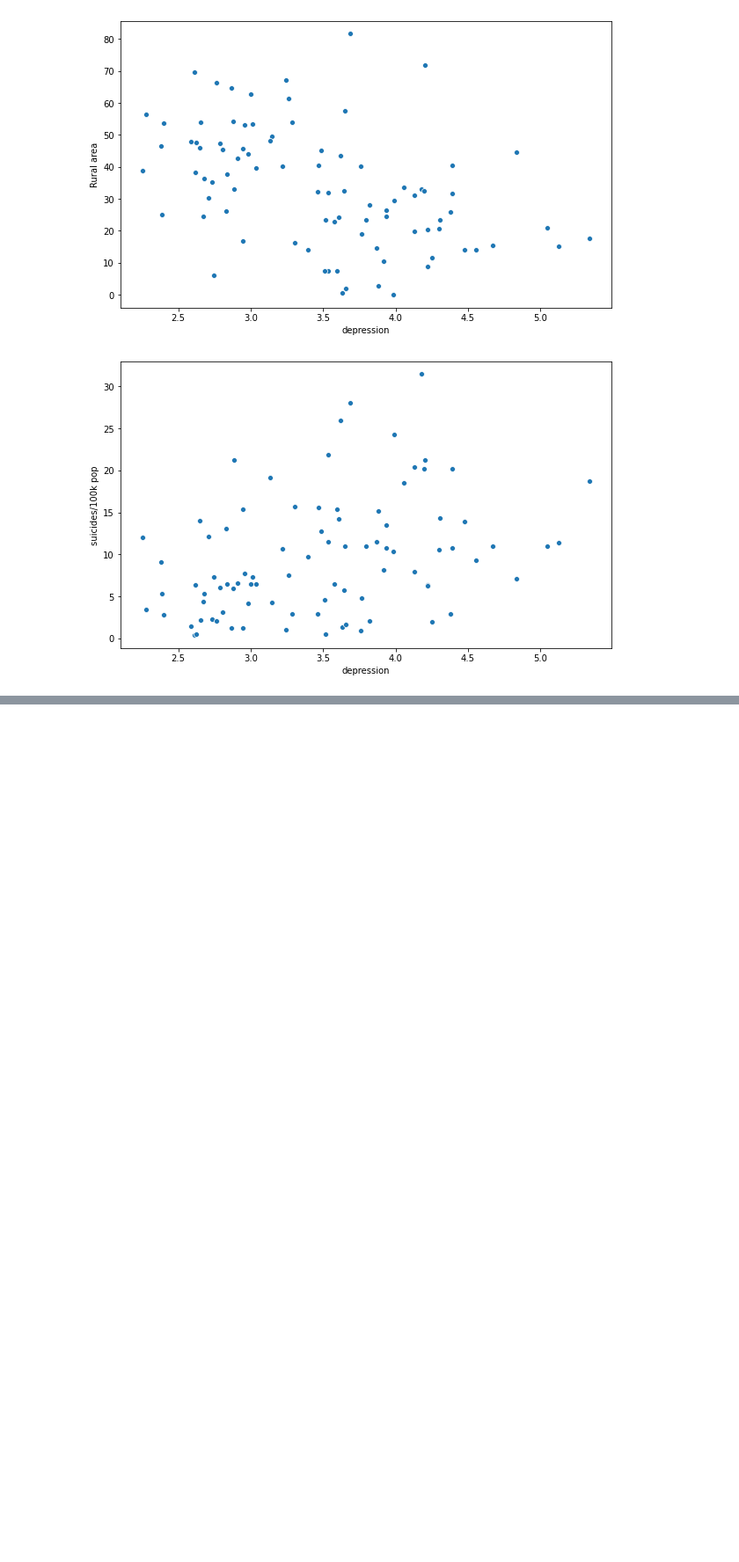
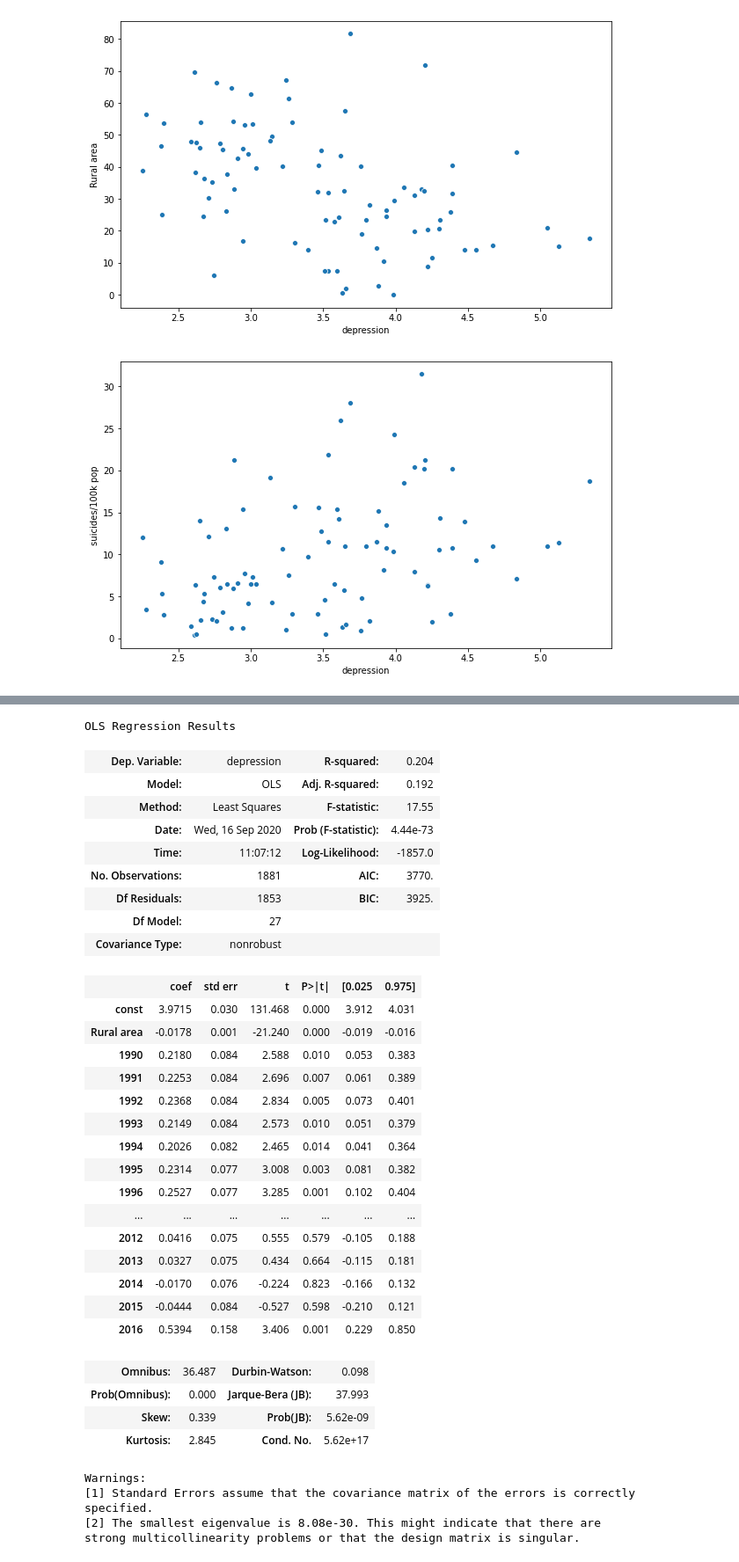
Before and after one commit to Brunadiasmiguel/depression, a Jupyter notebook: data-wrangling/country-sex-age2.ipynb, the cells around one changed output, grey strips where cells are left out. Shown at 88% size. Drawn from its saved outputs; the diff is of its cells as text; code cells hidden in the pictures; blank space fills up the shorter version.

```diff
--- a/data-wrangling/country-sex-age2.ipynb
+++ b/data-wrangling/country-sex-age2.ipynb
@@ -429,7 +429,7 @@ dftrial
 | 1880 | Uzbekistan | 2014 | 7.218333 | 2.949557 | 49.150 |
 1881 rows × 5 columns
 # %%
-yo=dftrial.groupby('country', as_index=False).agg({'suicides/100k pop':'mean','depression':'mean','Rural area':'mean'})
+dfcountry=dftrial.groupby('country', as_index=False).agg({'suicides/100k pop':'mean','depression':'mean','Rural area':'mean'})
 # %%
 #to csv
 
@@ -481,0 +610,11 @@ sns.scatterplot(data=yo,
+# %%
+#average of the years
+
+dfcountrystats=dfcountry.copy()
+
+dfcountrystats= sm.add_constant(dfcountrystats)
+y2 = dfcountrystats["suicides/100k pop"]
+X2 = dfcountrystats[["const","depression"]]
+reg2 = sm.OLS(y2, X2).fit()
+
+reg2.summary()
@@ -481,0 +641,11 @@ sns.scatterplot(data=yo,
+# %%
+#rural area check
+
+dfrarea=dftrial.copy()
+
+dfrarea= sm.add_constant(dfrarea)
+y3 = dfrarea["depression"]
+X3 = dfrarea[["const","Rural area"]]
+reg3 = sm.OLS(y3, X3).fit()
+
+reg3.summary()
@@ -481,0 +683,50 @@ sns.scatterplot(data=yo,
+# %%
+statsyearrural=dftrial.copy()
+
+dummyyearrural=pd.get_dummies(statsyearrural['year'])
+statsyearrural = statsyearrural.drop('year',axis = 1)
+statsyearrural = statsyearrural.join(dummyyearrural)
+statsyearrural.columns=['country','suicides/100k pop','depression','Rural area','1990','1991','1992','1993','1994','1995','1996','1997','1998','1999','2000','2001','2002','2003','2004','2005','2006','2007','2008','2009','2010','2011','2012','2013','2014','2015','2016']
+# %%
+statsyearrural = sm.add_constant(statsyearrural)
+yyr = statsyearrural["depression"]
+Xyr = statsyearrural[["const","Rural area",'1990','1991','1992','1993','1994','1995','1996','1997','1998','1999','2000','2001','2002','2003','2004','2005','2006','2007','2008','2009','2010','2011','2012','2013','2014','2015','2016']]
+
+regyr = sm.OLS(yyr, Xyr).fit()
+
+regyr.summary()
+# %% [output]
+OLS Regression Results
+| Dep. Variable: | depression | R-squared: | 0.204 |
+| Model: | OLS | Adj. R-squared: | 0.192 |
+| Method: | Least Squares | F-statistic: | 17.55 |
+| Date: | Wed, 16 Sep 2020 | Prob (F-statistic): | 4.44e-73 |
+| Time: | 11:07:12 | Log-Likelihood: | -1857.0 |
+| No. Observations: | 1881 | AIC: | 3770. |
+| Df Residuals: | 1853 | BIC: | 3925. |
+| Df Model: | 27 |  |  |
+| Covariance Type: | nonrobust |  |  |
+|  | coef | std err | t | P>|t| | [0.025 | 0.975] |
+| const | 3.9715 | 0.030 | 131.468 | 0.000 | 3.912 | 4.031 |
+| Rural area | -0.0178 | 0.001 | -21.240 | 0.000 | -0.019 | -0.016 |
+| 1990 | 0.2180 | 0.084 | 2.588 | 0.010 | 0.053 | 0.383 |
+| 1991 | 0.2253 | 0.084 | 2.696 | 0.007 | 0.061 | 0.389 |
+| 1992 | 0.2368 | 0.084 | 2.834 | 0.005 | 0.073 | 0.401 |
+| 1993 | 0.2149 | 0.084 | 2.573 | 0.010 | 0.051 | 0.379 |
+| 1994 | 0.2026 | 0.082 | 2.465 | 0.014 | 0.041 | 0.364 |
+| 1995 | 0.2314 | 0.077 | 3.008 | 0.003 | 0.081 | 0.382 |
+| 1996 | 0.2527 | 0.077 | 3.285 | 0.001 | 0.102 | 0.404 |
+| ... | ... | ... | ... | ... | ... | ... |
+| 2012 | 0.0416 | 0.075 | 0.555 | 0.579 | -0.105 | 0.188 |
+| 2013 | 0.0327 | 0.075 | 0.434 | 0.664 | -0.115 | 0.181 |
+| 2014 | -0.0170 | 0.076 | -0.224 | 0.823 | -0.166 | 0.132 |
+| 2015 | -0.0444 | 0.084 | -0.527 | 0.598 | -0.210 | 0.121 |
+| 2016 | 0.5394 | 0.158 | 3.406 | 0.001 | 0.229 | 0.850 |
+| Omnibus: | 36.487 | Durbin-Watson: | 0.098 |
+| Prob(Omnibus): | 0.000 | Jarque-Bera (JB): | 37.993 |
+| Skew: | 0.339 | Prob(JB): | 5.62e-09 |
+| Kurtosis: | 2.845 | Cond. No. | 5.62e+17 |
+Warnings:
+[1] Standard Errors assume that the covariance matrix of the errors is correctly specified.
+[2] The smallest eigenvalue is 8.08e-30. This might indicate that there are
+strong multicollinearity problems or that the design matrix is singular.
```
Also changed, not shown: parts of 41 cells of this notebook.
